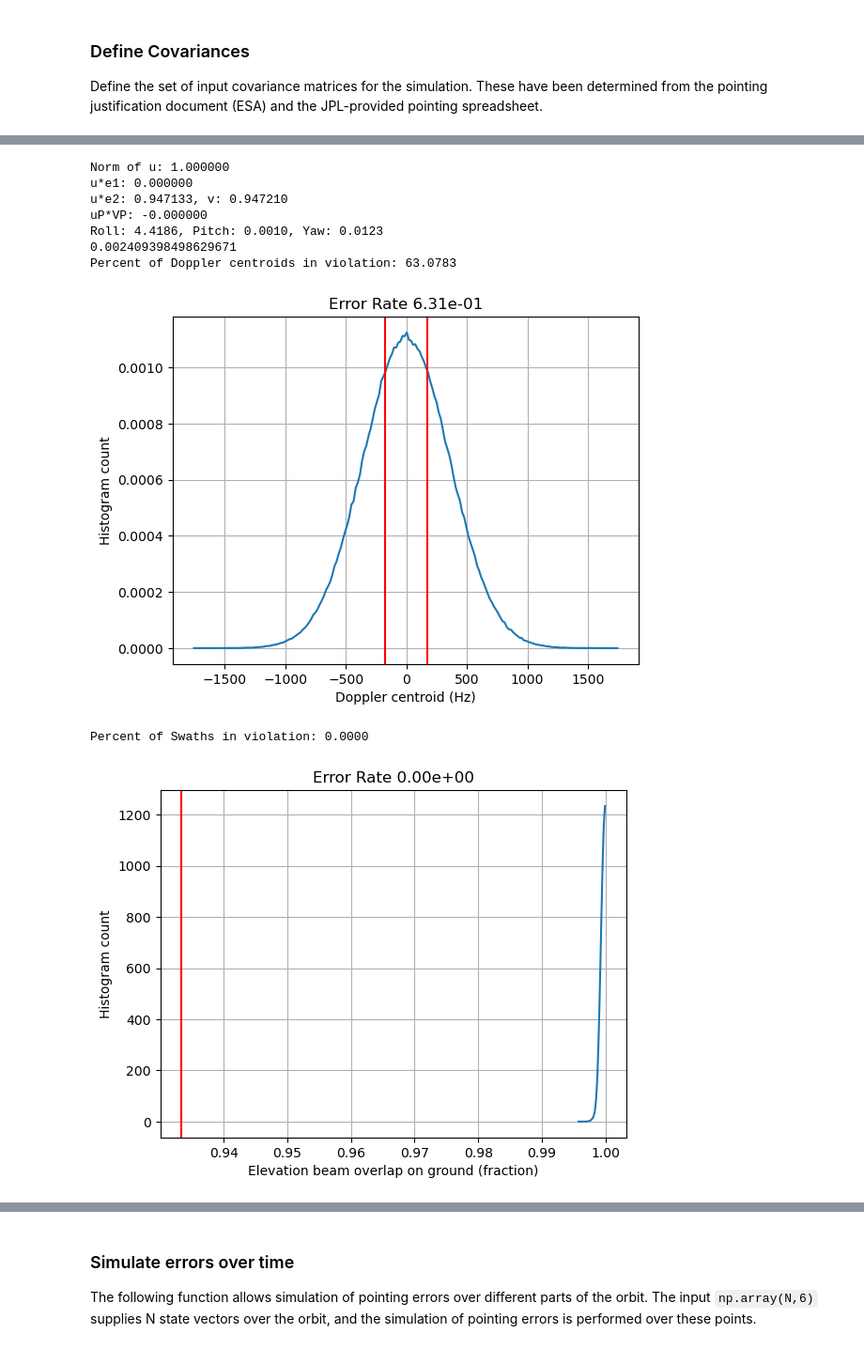
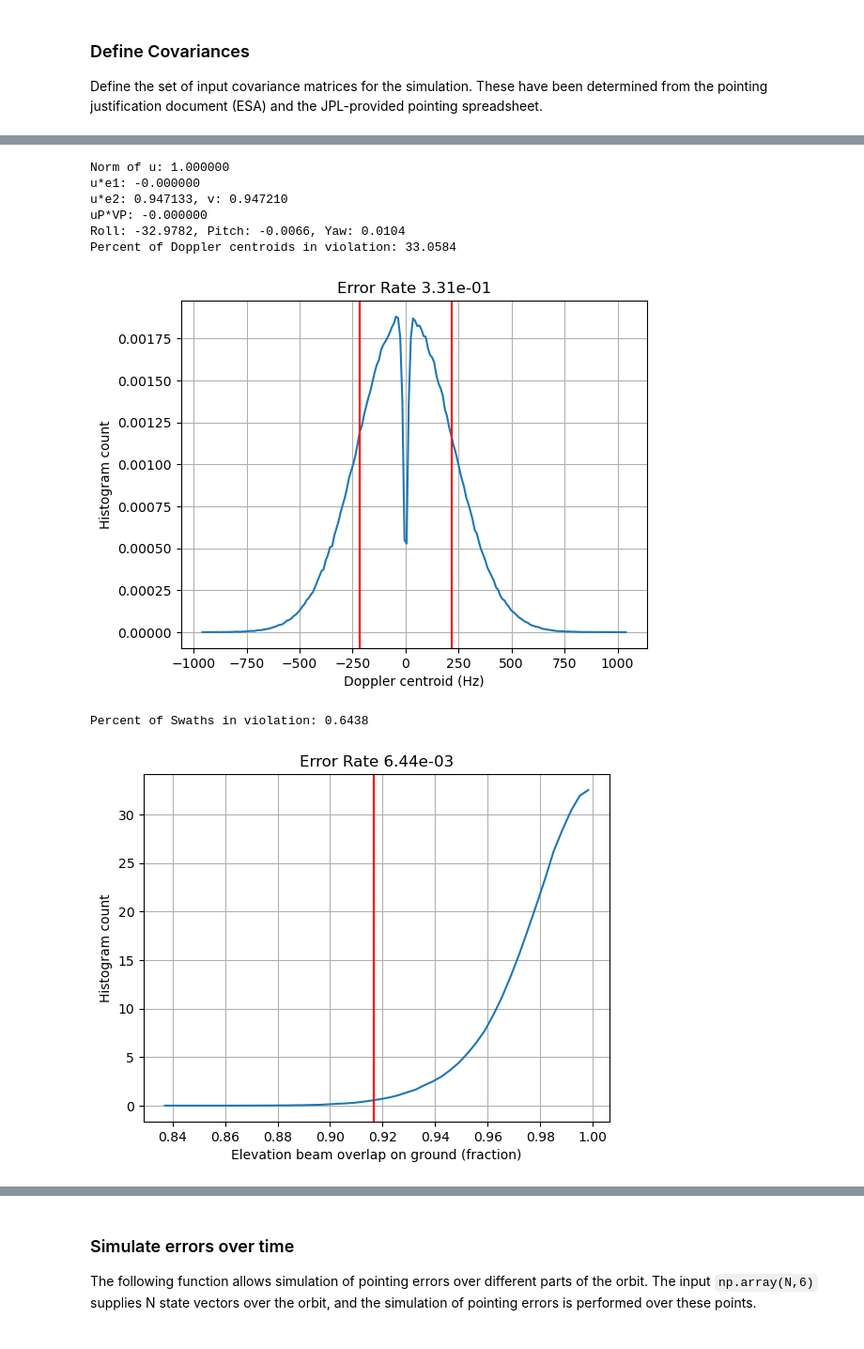
Before and after one commit to sikaneta/sarsim, a Jupyter notebook: radar/orbit/vensar_testsFixedJPLInputRequirement.ipynb, the cells around one changed output, grey strips where cells are left out. Shown at 94% size. Saved outputs shown, nothing was run; the diff lists cells and outputs as text; code cells hidden in the pictures.

```diff
--- a/radar/orbit/vensar_testsFixedJPLInputRequirement.ipynb
+++ b/radar/orbit/vensar_testsFixedJPLInputRequirement.ipynb
@@ -46,3 +50,5 @@ times = [(sv.measurementTime[k] - sv.measurementTime[0])/np.timedelta64(1, 's')
+# %%
+off_nadir = -18.7
 # %% [markdown]
 ### Define Covariances
 
@@ -91,17 +217,18 @@ Test right looking configuration with an off-nadir angle of -18.7 and left looki
 # %%
-off_nadir = 18.7
+
 res = eSim.simulateError(mysvs[0],
                          off_nadir,
-                         covariances,
+                         covariancesTAS,
+                         dopErrThreshold = 1/12,
+                         eleErrThreshold = 1/12,
                          loglevel=3)
 # %% [output]
 Norm of u: 1.000000
-u*e1: 0.000000
+u*e1: -0.000000
 u*e2: 0.947133, v: 0.947210
 uP*VP: -0.000000
-Roll: 4.4186, Pitch: 0.0010, Yaw: 0.0123
-0.002409398498629671
-Percent of Doppler centroids in violation: 63.0783
+Roll: -32.9782, Pitch: -0.0066, Yaw: 0.0104
+Percent of Doppler centroids in violation: 33.0584
-[figure, old version]
+[figure, new version]
-Percent of Swaths in violation: 0.0000
+Percent of Swaths in violation: 0.6438
-[figure, old version]
+[figure, new version]
```
Also changed, not shown: parts of 8 cells of this notebook, 9 other files.
